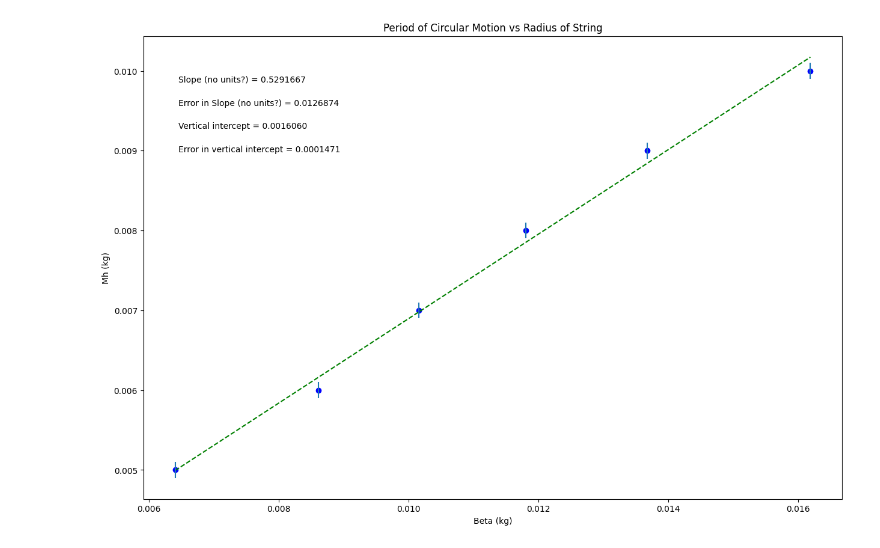
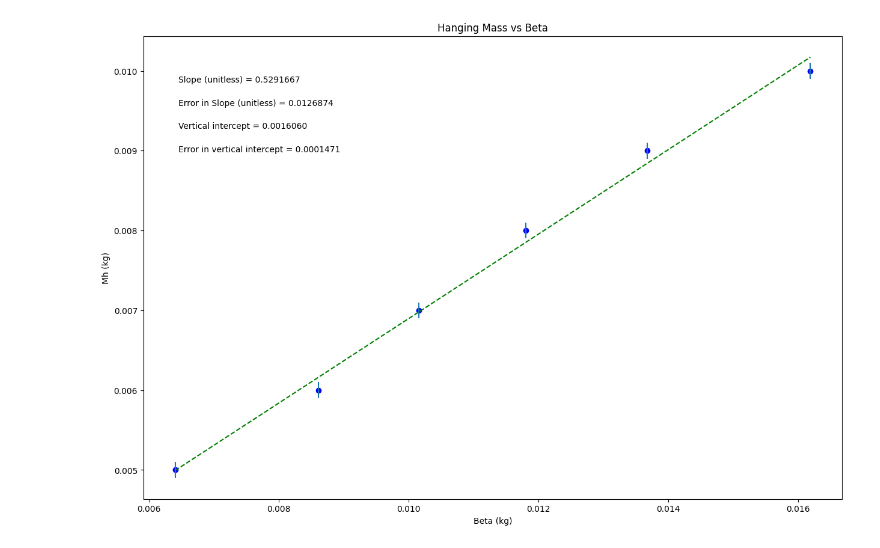
Before and after one commit to williamwheel/Physics-Lab-Fall-2026, a Jupyter notebook: Lab_4_Plot_.ipynb, the cells around one changed output. Drawn from its saved outputs; the diff is of its cells as text; code cells hidden in the pictures.

```diff
--- a/Lab_4_Plot_.ipynb
+++ b/Lab_4_Plot_.ipynb
@@ -37,10 +37,10 @@ dy = err_mh        #this should be your error in y array
 
 #UPDATE EACH OF THESE 4 STRINGS FOR YOUR PLOT LABELS AS YOU WANT THEM TO APPEAR
 
-plot_title= 'Period of Circular Motion vs Radius of String'
+plot_title= 'Hanging Mass vs Beta'
 x_label= 'Beta (kg)'
 y_label= 'Mh (kg)'
-slope_units= 'no units?'
+slope_units= 'unitless'
 
 #UPDATE ANNOTATION PLACEMENT SO IT'S OUT OF WAY OF PLOTTED DATA AND BEST FIT LINE
 #integer from 1 to 4, top R corner is 1 (counter-clockwise from there)
@@ -92,31 +92,31 @@ elif annotation_placement==3 or annotation_placement==4:
 #Don't need to change anything in this section!
 
 #Plot data on graph. Plot error bars and place values for slope,
 #error in slope, and vertical intercept (plus error) on the plot using "annotate"
 
 plt.figure(figsize=(15,10))
 
 plt.plot(x, fit, color='green', linestyle='--')
 plt.scatter(x, y, color='blue', marker='o')
 
 plt.xlabel(x_label)
 plt.ylabel(y_label)
 plt.title(plot_title)
 
 plt.errorbar(x, y, yerr=dy, xerr=None, fmt="none") #don't need to plot x error bars
 
 plt.annotate('Slope ({}) = {value:.{digits}f}'.format(slope_units,value=m, digits=7),
              (xpos, ypos[0]), xycoords='axes fraction')
 
 plt.annotate('Error in Slope ({}) = {value:.{digits}f}'.format(slope_units,value=dm, digits=7),
              (xpos, ypos[1]), xycoords='axes fraction')
 
 plt.annotate('Vertical intercept = {value:.{digits}f}'.format(value=b, digits=7),
              (xpos, ypos[2]), xycoords='axes fraction')
 
 plt.annotate('Error in vertical intercept = {value:.{digits}f}'.format(value=db, digits=7),
              (xpos, ypos[3]), xycoords='axes fraction')
 
 plt.show()
 # %% [output]
-[figure, old version]
+[figure, new version]
```
